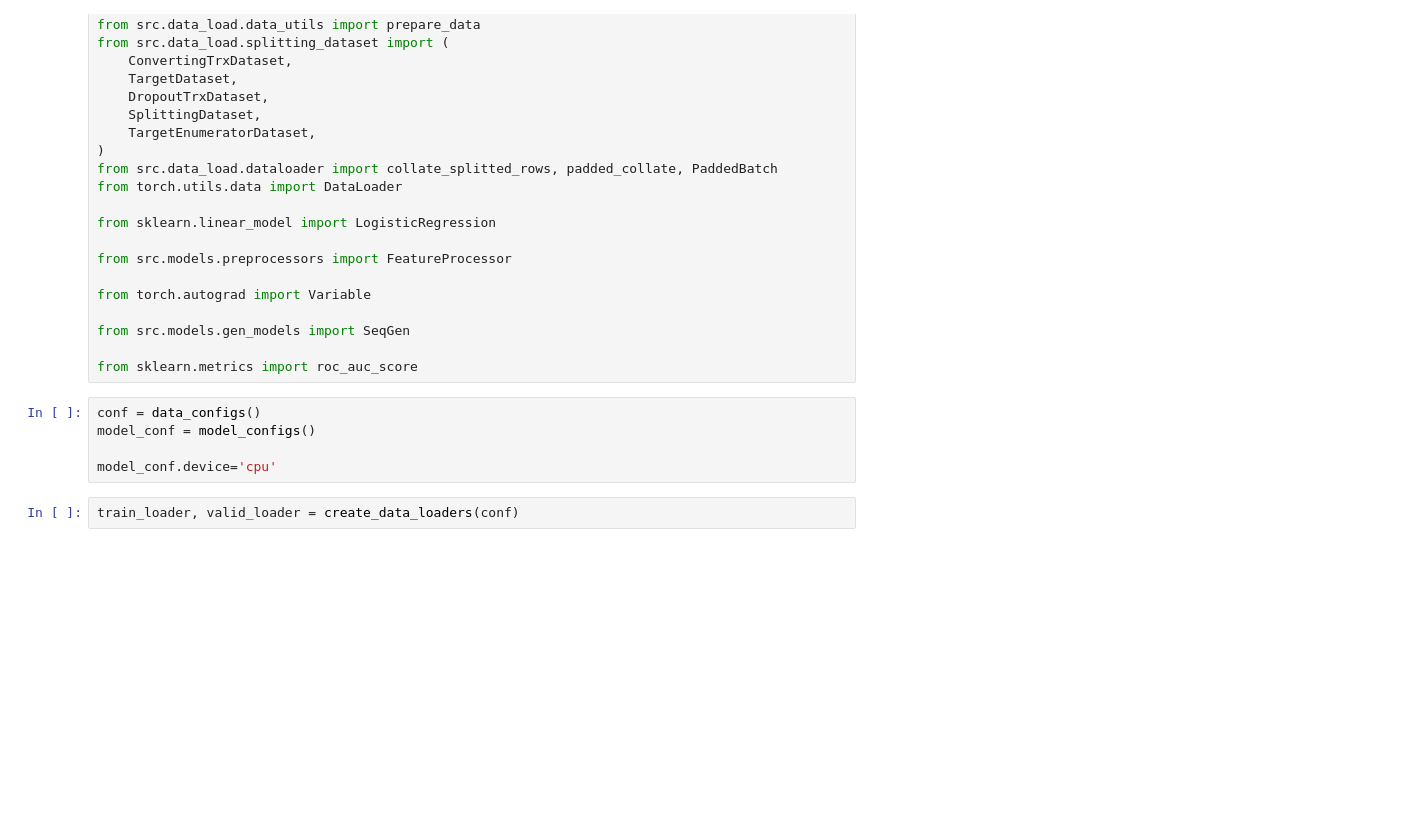
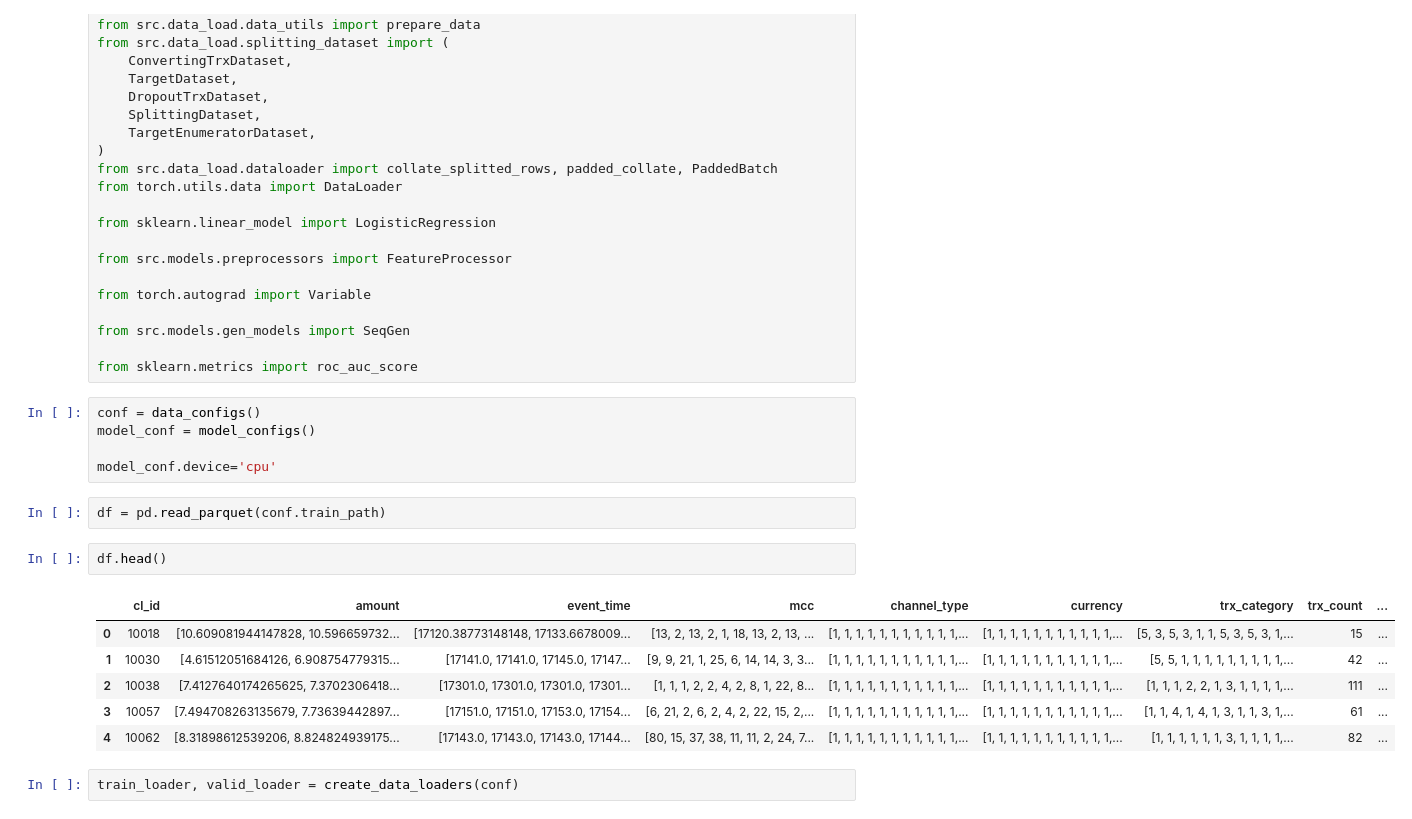
Before and after one commit to VityaVitalich/MLEM, a Jupyter notebook: experiments/rosbank/notebooks/testing.ipynb, the cells around one changed output. Drawn from its saved outputs; the diff is of its cells as text; blank space fills up the shorter version.

```diff
--- a/experiments/rosbank/notebooks/testing.ipynb
+++ b/experiments/rosbank/notebooks/testing.ipynb
@@ -51,6 +51,17 @@ conf = data_configs()
 model_conf = model_configs()
 
 model_conf.device='cpu'
+# %%
+df = pd.read_parquet(conf.train_path)
+# %%
+df.head()
+# %% [output]
+|  | cl_id | amount | event_time | mcc | channel_type | currency | trx_category | trx_count | ... |
+| 0 | 10018 | [10.609081944147828, 10.596659732... | [17120.38773148148, 17133.6678009... | [13, 2, 13, 2, 1, 18, 13, 2, 13, ... | [1, 1, 1, 1, 1, 1, 1, 1, 1, 1, 1,... | [1, 1, 1, 1, 1, 1, 1, 1, 1, 1, 1,... | [5, 3, 5, 3, 1, 1, 5, 3, 5, 3, 1,... | 15 | ... |
+| 1 | 10030 | [4.61512051684126, 6.908754779315... | [17141.0, 17141.0, 17145.0, 17147... | [9, 9, 21, 1, 25, 6, 14, 14, 3, 3... | [1, 1, 1, 1, 1, 1, 1, 1, 1, 1, 1,... | [1, 1, 1, 1, 1, 1, 1, 1, 1, 1, 1,... | [5, 5, 1, 1, 1, 1, 1, 1, 1, 1, 1,... | 42 | ... |
+| 2 | 10038 | [7.4127640174265625, 7.3702306418... | [17301.0, 17301.0, 17301.0, 17301... | [1, 1, 1, 2, 2, 4, 2, 8, 1, 22, 8... | [1, 1, 1, 1, 1, 1, 1, 1, 1, 1, 1,... | [1, 1, 1, 1, 1, 1, 1, 1, 1, 1, 1,... | [1, 1, 1, 2, 2, 1, 3, 1, 1, 1, 1,... | 111 | ... |
+| 3 | 10057 | [7.494708263135679, 7.73639442897... | [17151.0, 17151.0, 17153.0, 17154... | [6, 21, 2, 6, 2, 4, 2, 22, 15, 2,... | [1, 1, 1, 1, 1, 1, 1, 1, 1, 1, 1,... | [1, 1, 1, 1, 1, 1, 1, 1, 1, 1, 1,... | [1, 1, 4, 1, 4, 1, 3, 1, 1, 3, 1,... | 61 | ... |
+| 4 | 10062 | [8.31898612539206, 8.824824939175... | [17143.0, 17143.0, 17143.0, 17144... | [80, 15, 37, 38, 11, 11, 2, 24, 7... | [1, 1, 1, 1, 1, 1, 1, 1, 1, 1, 1,... | [1, 1, 1, 1, 1, 1, 1, 1, 1, 1, 1,... | [1, 1, 1, 1, 1, 1, 3, 1, 1, 1, 1,... | 82 | ... |
 # %%
 train_loader, valid_loader = create_data_loaders(conf)
 # %% [output]
```
Also changed, not shown: parts of 3 cells of this notebook, 18 other files.
